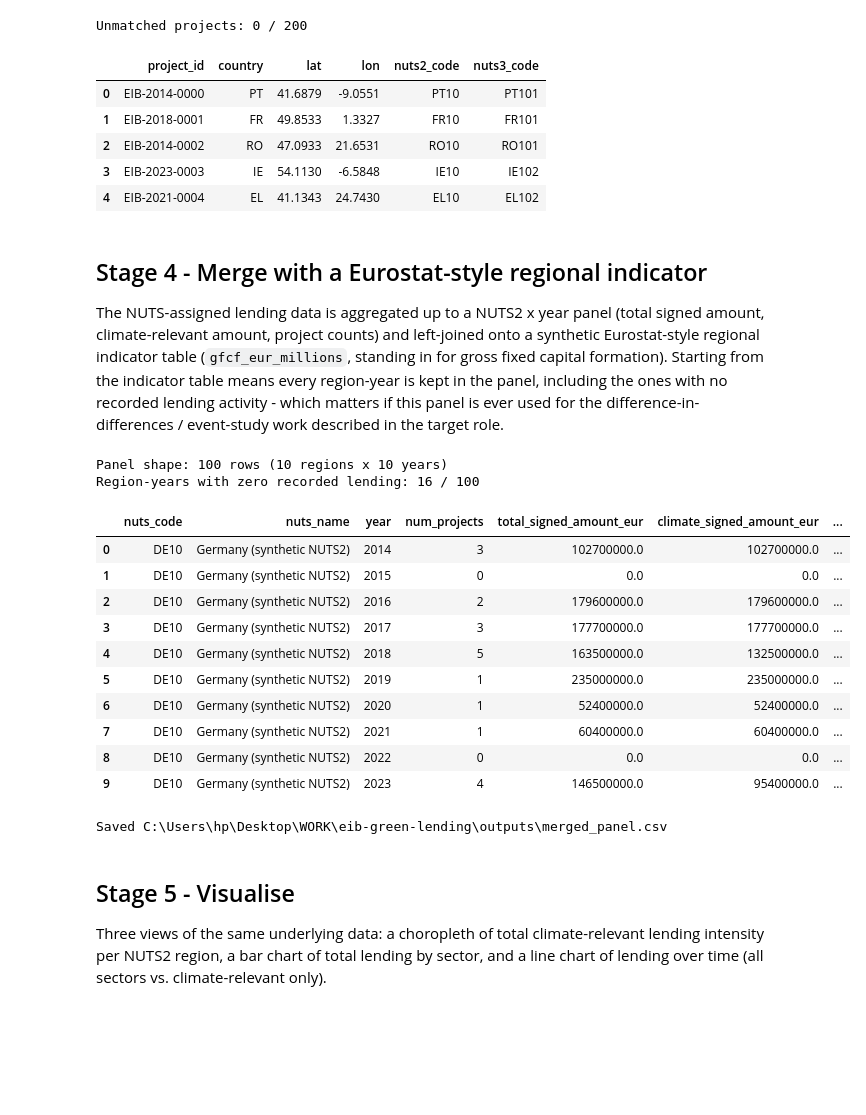
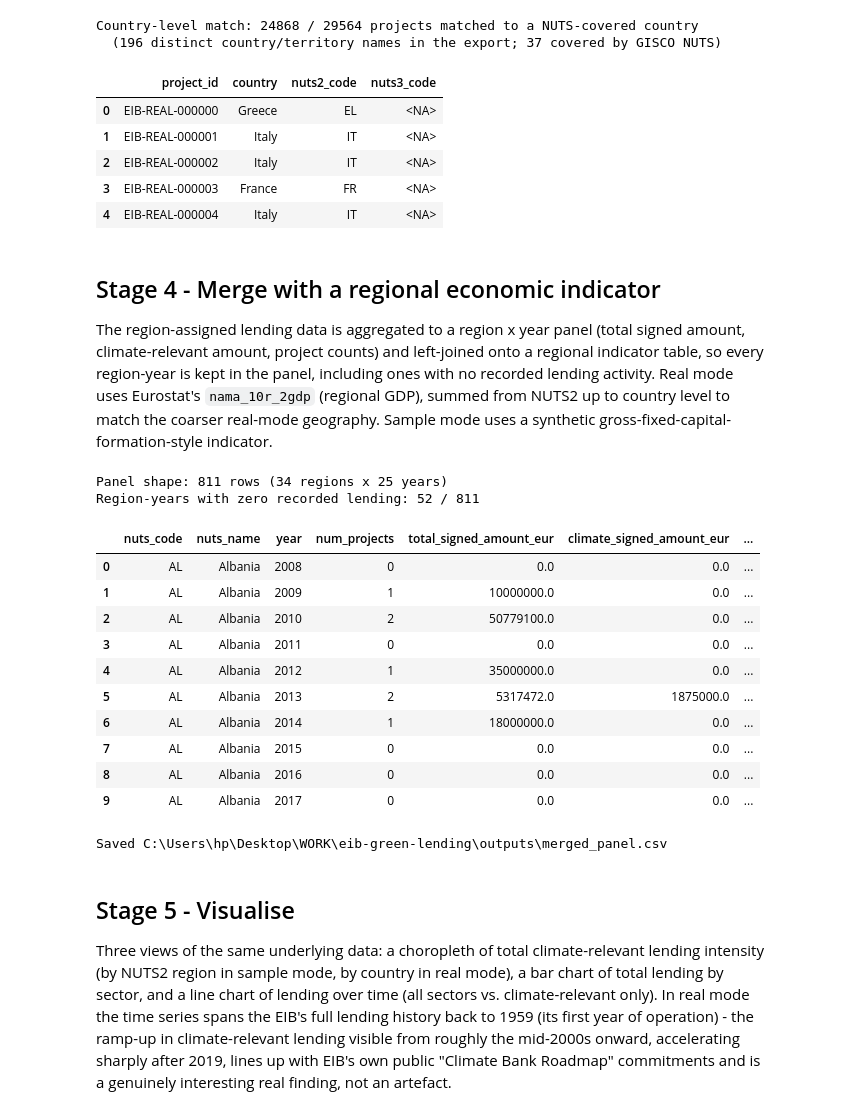
Before and after one commit to nipunkalraa/eib-green-lending, a Jupyter notebook: notebook.ipynb, the cells around one changed output. Saved outputs shown, nothing was run; the diff lists cells and outputs as text; code cells hidden in the pictures; blank space fills up the shorter version.

```diff
--- a/notebook.ipynb
+++ b/notebook.ipynb
@@ -21,3 +22,7 @@ if str(Path.cwd()) not in sys.path:
 from IPython.display import Image, display
 
 %matplotlib inline
+
+# Set to "sample" to run entirely on generated synthetic data with no downloads.
+MODE = "real"
+print(f"MODE = {MODE!r}")
@@ -46,7 +48,7 @@ Loads the EIB-style project CSV, validates its schema and coordinate ranges, and
 # %%
 from src.load_lending import load_lending_data, filter_climate_action
 
-lending = load_lending_data()
+lending = load_lending_data(mode=MODE)
 print(f"{len(lending)} projects loaded")
 lending.head()
 # %% [output]
@@ -89,45 +98,48 @@ Each project's `(lat, lon)` point is joined against a set of NUTS boundary polyg
 # %%
-from src.assign_nuts import assign_nuts_regions, load_nuts_boundaries
+from src.assign_nuts import assign_country_region, assign_nuts_regions, get_region_names, load_nuts_boundaries
 
-nuts_gdf = load_nuts_boundaries()
-lending_with_nuts = assign_nuts_regions(lending, nuts_gdf)
+nuts_gdf = load_nuts_boundaries(mode=MODE)
+if MODE == "sample":
+    lending_with_regions = assign_nuts_regions(lending, nuts_gdf)
+else:
+    lending_with_regions = assign_country_region(lending, nuts_gdf)
 
-unmatched = lending_with_nuts["nuts2_code"].isna().sum()
-print(f"Unmatched projects: {unmatched} / {len(lending_with_nuts)}")
-lending_with_nuts[["project_id", "country", "lat", "lon", "nuts2_code", "nuts3_code"]].head()
+lending_with_regions[["project_id", "country", "nuts2_code", "nuts3_code"]].head()
 # %% [output]
-Unmatched projects: 0 / 200
+Country-level match: 24868 / 29564 projects matched to a NUTS-covered country
+  (196 distinct country/territory names in the export; 37 covered by GISCO NUTS)
-|  | project_id | country | lat | lon | nuts2_code | nuts3_code |
-| 0 | EIB-2014-0000 | PT | 41.6879 | -9.0551 | PT10 | PT101 |
-| 1 | EIB-2018-0001 | FR | 49.8533 | 1.3327 | FR10 | FR101 |
-| 2 | EIB-2014-0002 | RO | 47.0933 | 21.6531 | RO10 | RO101 |
-| 3 | EIB-2023-0003 | IE | 54.1130 | -6.5848 | IE10 | IE102 |
-| 4 | EIB-2021-0004 | EL | 41.1343 | 24.7430 | EL10 | EL102 |
+|  | project_id | country | nuts2_code | nuts3_code |
+| 0 | EIB-REAL-000000 | Greece | EL | <NA> |
+| 1 | EIB-REAL-000001 | Italy | IT | <NA> |
+| 2 | EIB-REAL-000002 | Italy | IT | <NA> |
+| 3 | EIB-REAL-000003 | France | FR | <NA> |
+| 4 | EIB-REAL-000004 | Italy | IT | <NA> |
 # %% [markdown]
-## Stage 4 - Merge with a Eurostat-style regional indicator
+## Stage 4 - Merge with a regional economic indicator
 
-The NUTS-assigned lending data is aggregated up to a NUTS2 x year panel (total signed amount, climate-relevant amount, project counts) and left-joined onto a synthetic Eurostat-style regional indicator table (`gfcf_eur_millions`, standing in for gross fixed capital formation). Starting from the indicator table means every region-year is kept in the panel, including the ones with no recorded lending activity - which matters if this panel is ever used for the difference-in-differences / event-study work described in the target role.
+The region-assigned lending data is aggregated to a region x year panel (total signed amount, climate-relevant amount, project counts) and left-joined onto a regional indicator table, so every region-year is kept in the panel, including ones with no recorded lending activity. Real mode uses Eurostat's `nama_10r_2gdp` (regional GDP), summed from NUTS2 up to country level to match the coarser real-mode geography. Sample mode uses a synthetic gross-fixed-capital-formation-style indicator.
 # %%
-from src.merge_regional import load_regional_indicators, merge_with_regional_indicator
+from src.merge_regional import DEFAULT_OUTPUT_PATH, load_regional_indicators, merge_with_regional_indicator
 
-regional = load_regional_indicators()
-panel = merge_with_regional_indicator(lending_with_nuts, regional, nuts_gdf)
+region_names = get_region_names(MODE, nuts_gdf)
+regional = load_regional_indicators(mode=MODE)
+panel = merge_with_regional_indicator(lending_with_regions, regional, region_names)
 
 print(f"Panel shape: {panel.shape[0]} rows ({panel['nuts_code'].nunique()} regions x {panel['year'].nunique()} years)")
 print(f"Region-years with zero recorded lending: {(panel['num_projects'] == 0).sum()} / {len(panel)}")
 panel.head(10)
 # %% [output]
-Panel shape: 100 rows (10 regions x 10 years)
-Region-years with zero recorded lending: 16 / 100
+Panel shape: 811 rows (34 regions x 25 years)
+Region-years with zero recorded lending: 52 / 811
 |  | nuts_code | nuts_name | year | num_projects | total_signed_amount_eur | climate_signed_amount_eur | ... |
-| 0 | DE10 | Germany (synthetic NUTS2) | 2014 | 3 | 102700000.0 | 102700000.0 | ... |
-| 1 | DE10 | Germany (synthetic NUTS2) | 2015 | 0 | 0.0 | 0.0 | ... |
-| 2 | DE10 | Germany (synthetic NUTS2) | 2016 | 2 | 179600000.0 | 179600000.0 | ... |
-| 3 | DE10 | Germany (synthetic NUTS2) | 2017 | 3 | 177700000.0 | 177700000.0 | ... |
-| 4 | DE10 | Germany (synthetic NUTS2) | 2018 | 5 | 163500000.0 | 132500000.0 | ... |
-| 5 | DE10 | Germany (synthetic NUTS2) | 2019 | 1 | 235000000.0 | 235000000.0 | ... |
-| 6 | DE10 | Germany (synthetic NUTS2) | 2020 | 1 | 52400000.0 | 52400000.0 | ... |
-| 7 | DE10 | Germany (synthetic NUTS2) | 2021 | 1 | 60400000.0 | 60400000.0 | ... |
-| 8 | DE10 | Germany (synthetic NUTS2) | 2022 | 0 | 0.0 | 0.0 | ... |
-| 9 | DE10 | Germany (synthetic NUTS2) | 2023 | 4 | 146500000.0 | 95400000.0 | ... |
+| 0 | AL | Albania | 2008 | 0 | 0.0 | 0.0 | ... |
+| 1 | AL | Albania | 2009 | 1 | 10000000.0 | 0.0 | ... |
+| 2 | AL | Albania | 2010 | 2 | 50779100.0 | 0.0 | ... |
+| 3 | AL | Albania | 2011 | 0 | 0.0 | 0.0 | ... |
+| 4 | AL | Albania | 2012 | 1 | 35000000.0 | 0.0 | ... |
+| 5 | AL | Albania | 2013 | 2 | 5317472.0 | 1875000.0 | ... |
+| 6 | AL | Albania | 2014 | 1 | 18000000.0 | 0.0 | ... |
+| 7 | AL | Albania | 2015 | 0 | 0.0 | 0.0 | ... |
+| 8 | AL | Albania | 2016 | 0 | 0.0 | 0.0 | ... |
+| 9 | AL | Albania | 2017 | 0 | 0.0 | 0.0 | ... |
 # %%
@@ -141,7 +151,7 @@ Saved C:\Users\hp\Desktop\WORK\eib-green-lending\outputs\merged_panel.csv
 # %% [markdown]
 ## Stage 5 - Visualise
 
-Three views of the same underlying data: a choropleth of total climate-relevant lending intensity per NUTS2 region, a bar chart of total lending by sector, and a line chart of lending over time (all sectors vs. climate-relevant only).
+Three views of the same underlying data: a choropleth of total climate-relevant lending intensity (by NUTS2 region in sample mode, by country in real mode), a bar chart of total lending by sector, and a line chart of lending over time (all sectors vs. climate-relevant only). In real mode the time series spans the EIB's full lending history back to 1959 (its first year of operation) - the ramp-up in climate-relevant lending visible from roughly the mid-2000s onward, accelerating sharply after 2019, lines up with EIB's own public "Climate Bank Roadmap" commitments and is a genuinely interesting real finding, not an artefact.
 # %%
 from src.visualise import (
     CHOROPLETH_PATH, BY_SECTOR_PATH, OVER_TIME_PATH,
```
Also changed, not shown: parts of 20 cells of this notebook, 10 other files.
